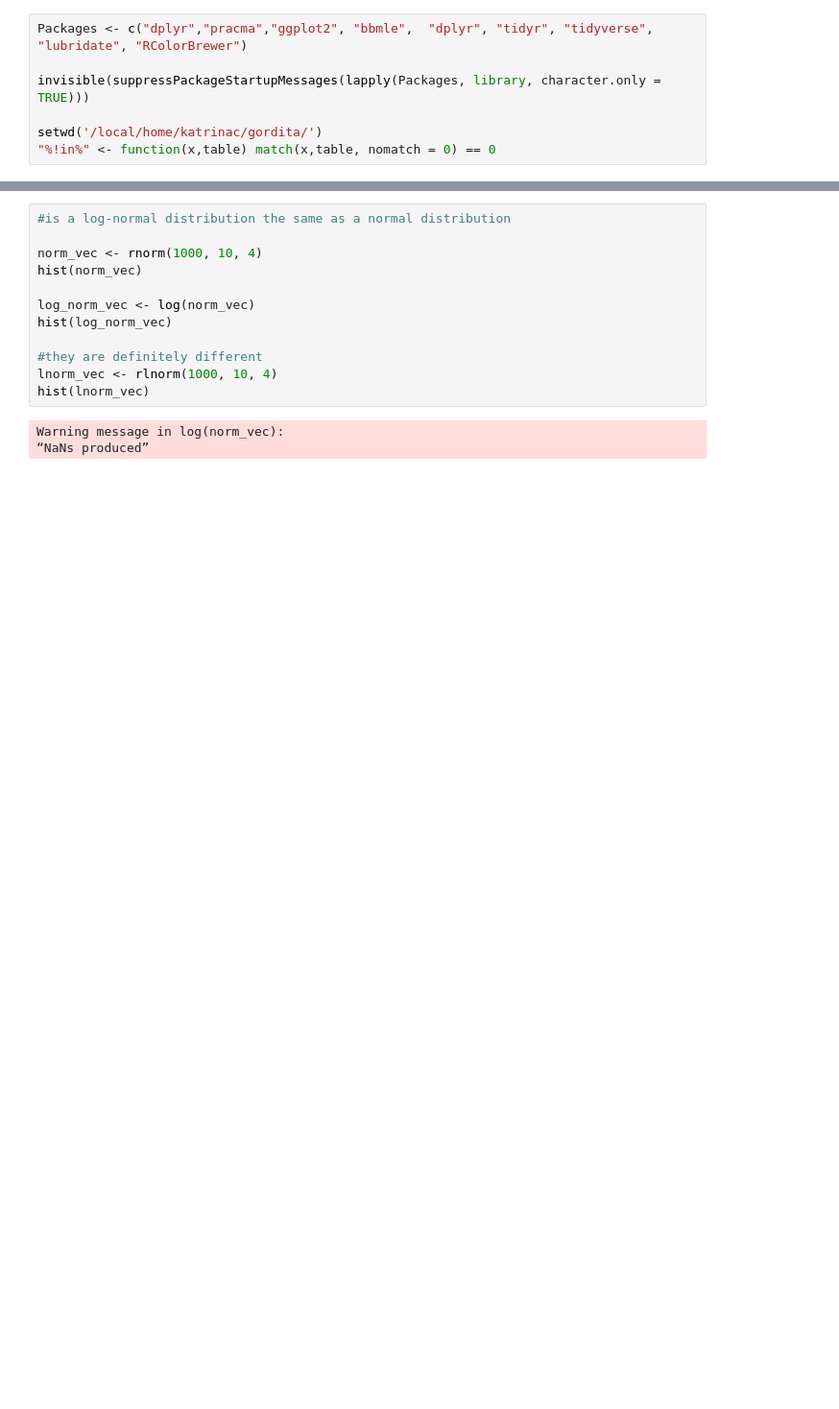
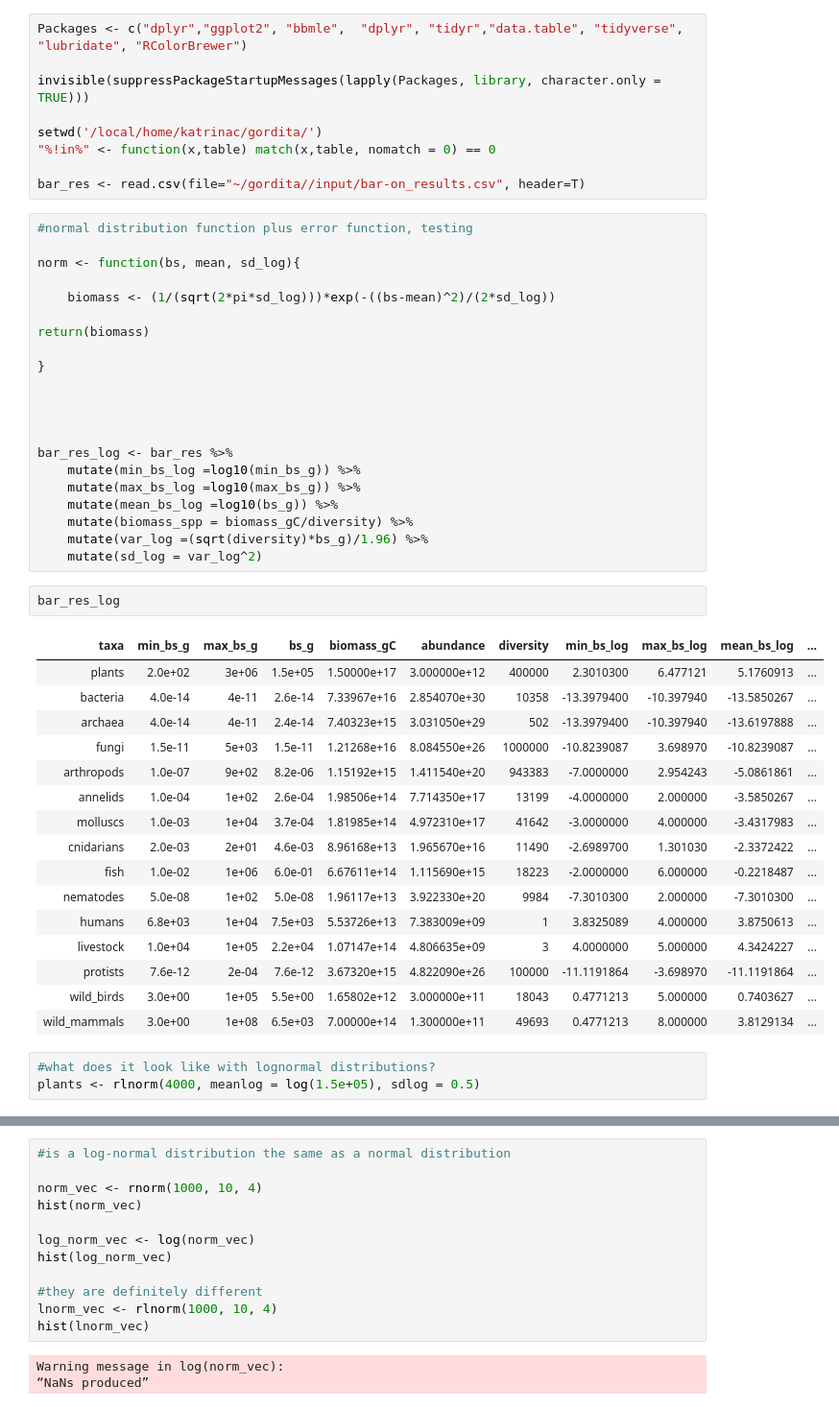
Before and after one commit to katcatalano/gordita, a Jupyter notebook: distribution_fitting.ipynb, the cells around one changed output, grey strips where cells are left out. Shown at 96% size. Drawn from its saved outputs; the diff is of its cells as text; blank space fills up the shorter version.

```diff
--- a/distribution_fitting.ipynb
+++ b/distribution_fitting.ipynb
@@ -1,7 +1,52 @@
 # %%
-Packages <- c("dplyr","pracma","ggplot2", "bbmle",  "dplyr", "tidyr", "tidyverse", "lubridate", "RColorBrewer")
+Packages <- c("dplyr","ggplot2", "bbmle",  "dplyr", "tidyr","data.table", "tidyverse", "lubridate", "RColorBrewer")
 
 invisible(suppressPackageStartupMessages(lapply(Packages, library, character.only = TRUE)))
 
 setwd('/local/home/katrinac/gordita/')
 "%!in%" <- function(x,table) match(x,table, nomatch = 0) == 0
+
+bar_res <- read.csv(file="~/gordita//input/bar-on_results.csv", header=T)
+# %%
+#normal distribution function plus error function, testing
+
+norm <- function(bs, mean, sd_log){
+
+    biomass <- (1/(sqrt(2*pi*sd_log)))*exp(-((bs-mean)^2)/(2*sd_log))
+
+return(biomass)
+
+}
+
+
+
+
+bar_res_log <- bar_res %>%
+    mutate(min_bs_log =log10(min_bs_g)) %>%
+    mutate(max_bs_log =log10(max_bs_g)) %>%
+    mutate(mean_bs_log =log10(bs_g)) %>%
+    mutate(biomass_spp = biomass_gC/diversity) %>%
+    mutate(var_log =(sqrt(diversity)*bs_g)/1.96) %>%
+    mutate(sd_log = var_log^2)
+# %%
+bar_res_log
+# %% [output]
+| taxa | min_bs_g | max_bs_g | bs_g | biomass_gC | abundance | diversity | min_bs_log | max_bs_log | mean_bs_log | ... |
+| plants | 2.0e+02 | 3e+06 | 1.5e+05 | 1.50000e+17 | 3.000000e+12 | 400000 | 2.3010300 | 6.477121 | 5.1760913 | ... |
+| bacteria | 4.0e-14 | 4e-11 | 2.6e-14 | 7.33967e+16 | 2.854070e+30 | 10358 | -13.3979400 | -10.397940 | -13.5850267 | ... |
+| archaea | 4.0e-14 | 4e-11 | 2.4e-14 | 7.40323e+15 | 3.031050e+29 | 502 | -13.3979400 | -10.397940 | -13.6197888 | ... |
+| fungi | 1.5e-11 | 5e+03 | 1.5e-11 | 1.21268e+16 | 8.084550e+26 | 1000000 | -10.8239087 | 3.698970 | -10.8239087 | ... |
+| arthropods | 1.0e-07 | 9e+02 | 8.2e-06 | 1.15192e+15 | 1.411540e+20 | 943383 | -7.0000000 | 2.954243 | -5.0861861 | ... |
+| annelids | 1.0e-04 | 1e+02 | 2.6e-04 | 1.98506e+14 | 7.714350e+17 | 13199 | -4.0000000 | 2.000000 | -3.5850267 | ... |
+| molluscs | 1.0e-03 | 1e+04 | 3.7e-04 | 1.81985e+14 | 4.972310e+17 | 41642 | -3.0000000 | 4.000000 | -3.4317983 | ... |
+| cnidarians | 2.0e-03 | 2e+01 | 4.6e-03 | 8.96168e+13 | 1.965670e+16 | 11490 | -2.6989700 | 1.301030 | -2.3372422 | ... |
+| fish | 1.0e-02 | 1e+06 | 6.0e-01 | 6.67611e+14 | 1.115690e+15 | 18223 | -2.0000000 | 6.000000 | -0.2218487 | ... |
+| nematodes | 5.0e-08 | 1e+02 | 5.0e-08 | 1.96117e+13 | 3.922330e+20 | 9984 | -7.3010300 | 2.000000 | -7.3010300 | ... |
+| humans | 6.8e+03 | 1e+04 | 7.5e+03 | 5.53726e+13 | 7.383009e+09 | 1 | 3.8325089 | 4.000000 | 3.8750613 | ... |
+| livestock | 1.0e+04 | 1e+05 | 2.2e+04 | 1.07147e+14 | 4.806635e+09 | 3 | 4.0000000 | 5.000000 | 4.3424227 | ... |
+| protists | 7.6e-12 | 2e-04 | 7.6e-12 | 3.67320e+15 | 4.822090e+26 | 100000 | -11.1191864 | -3.698970 | -11.1191864 | ... |
+| wild_birds | 3.0e+00 | 1e+05 | 5.5e+00 | 1.65802e+12 | 3.000000e+11 | 18043 | 0.4771213 | 5.000000 | 0.7403627 | ... |
+| wild_mammals | 3.0e+00 | 1e+08 | 6.5e+03 | 7.00000e+14 | 1.300000e+11 | 49693 | 0.4771213 | 8.000000 | 3.8129134 | ... |
+# %%
+#what does it look like with lognormal distributions?
+plants <- rlnorm(4000, meanlog = log(1.5e+05), sdlog = 0.5)
```
Also changed, not shown: parts of 7 cells of this notebook.
